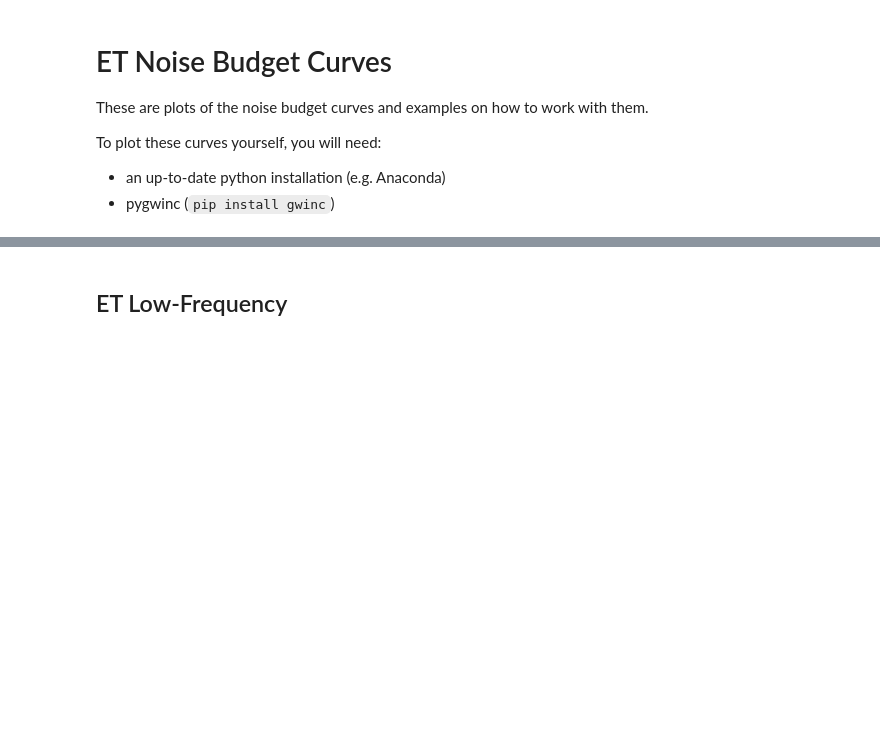
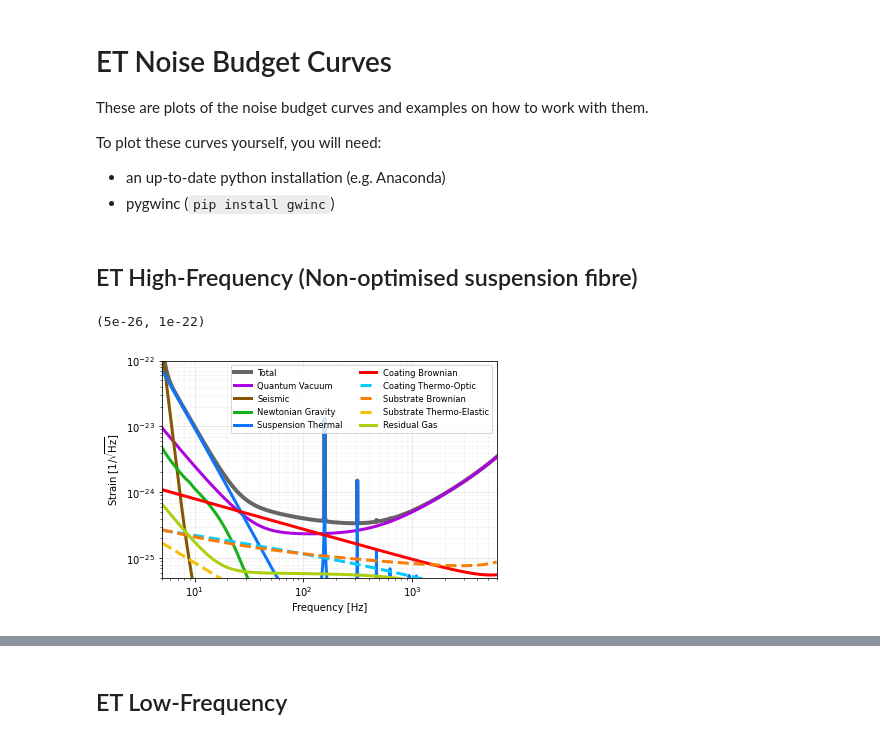
Before and after one commit to janosch314/GWINC_ET, a Jupyter notebook: Run.ipynb, the cells around one changed output, grey strips where cells are left out. Cells and saved outputs as stored; diff of their text form; code cells hidden in the pictures; blank space fills up the shorter version.

```diff
--- a/Run.ipynb
+++ b/Run.ipynb
@@ -14,2 +15,14 @@ from ETHF import squeezingFC
 %matplotlib inline
+# %% [markdown]
+## ET High-Frequency (Non-optimised suspension fibre)
+# %%
+budgetHF = gwinc.load_budget('ETHF')
+budgetHF.ifo.Suspension.Optcyl=0
+tracesHF = budgetHF.run()
+fig = gwinc.plot_budget(tracesHF)
+plt.ylabel('Strain [$1 / \sqrt{\mathrm{Hz}}$]')
+plt.ylim([5e-26, 1e-22])
+# %% [output]
+(5e-26, 1e-22)
+[figure, added]
 # %% [markdown]
```
Also changed, not shown: parts of 7 cells of this notebook, 7 other files.
